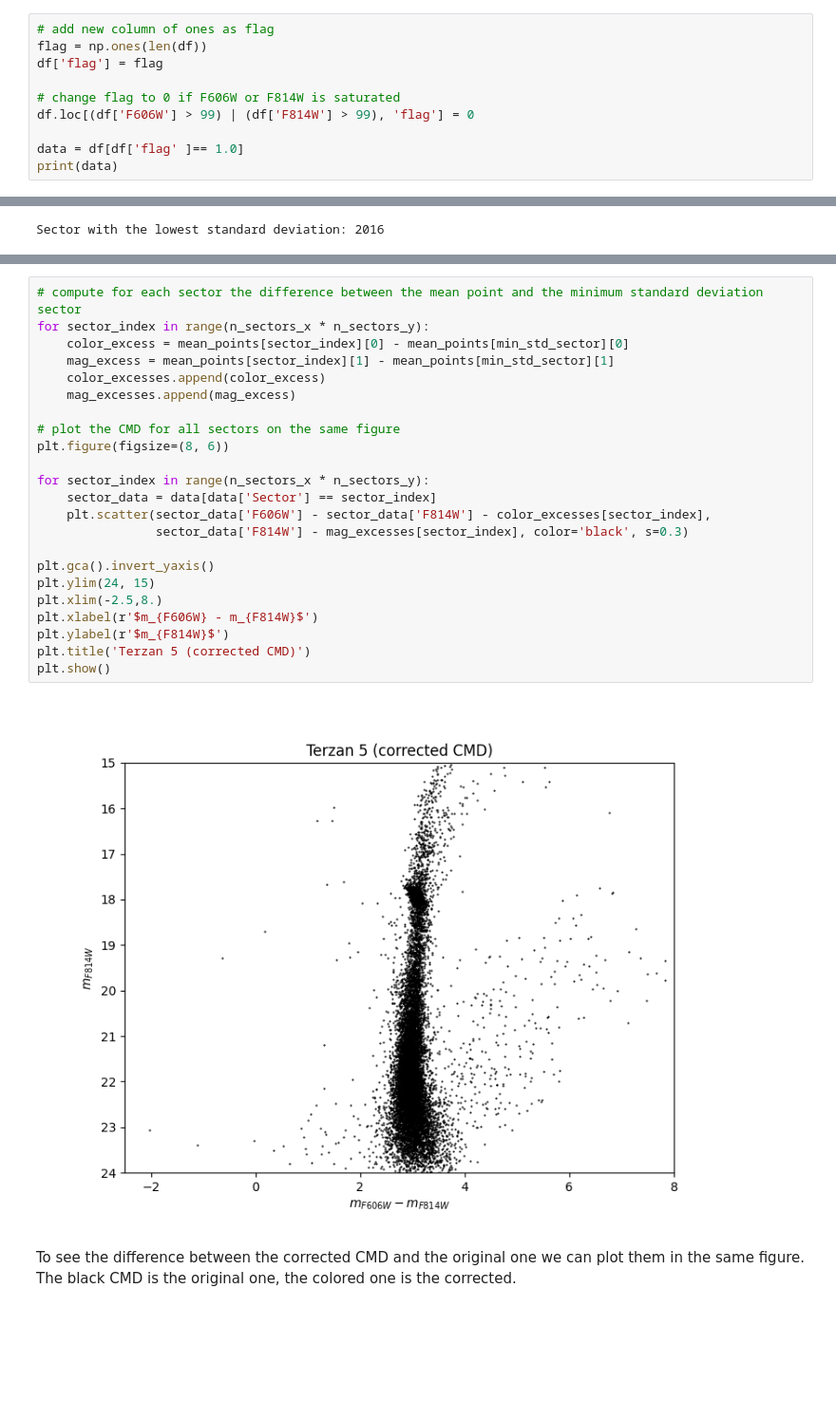
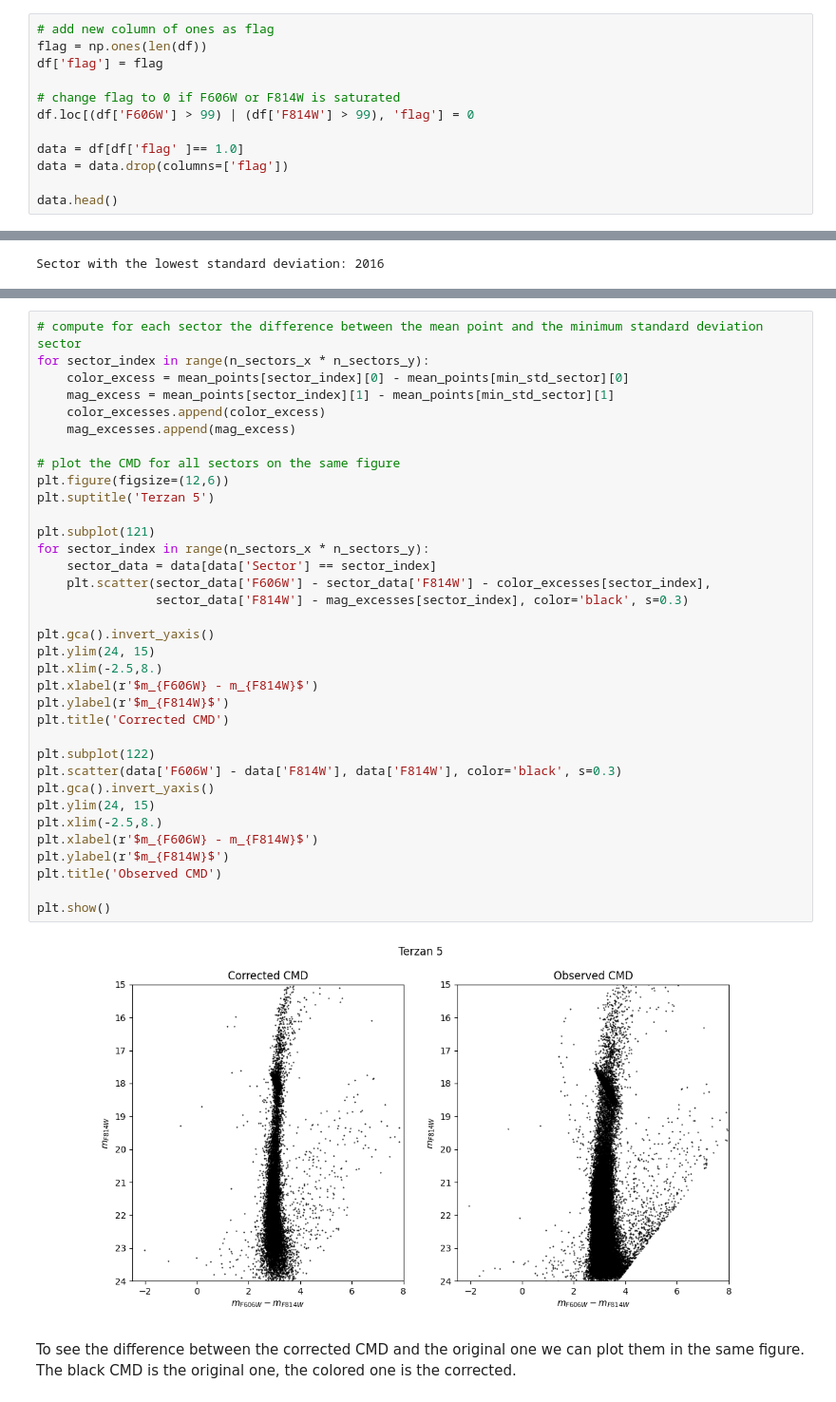
Before and after one commit to giadaaggio/stellar_rp, a Jupyter notebook: Ter5.ipynb, the cells around one changed output, grey strips where cells are left out. Shown at 95% size. Cells and saved outputs as stored; diff of their text form; blank space fills up the shorter version.

```diff
--- a/Ter5.ipynb
+++ b/Ter5.ipynb
@@ -24,5 +24,7 @@ df['flag'] = flag
 df.loc[(df['F606W'] > 99) | (df['F814W'] > 99), 'flag'] = 0
 
 data = df[df['flag' ]== 1.0]
-print(data)
+data = data.drop(columns=['flag'])
+
+data.head()
 # %% [output]
@@ -240,28 +273,40 @@ Once we have done that we can plot the corrected CMD simply subtracting the colo
 # %%
 # compute for each sector the difference between the mean point and the minimum standard deviation sector
 for sector_index in range(n_sectors_x * n_sectors_y):
     color_excess = mean_points[sector_index][0] - mean_points[min_std_sector][0]
     mag_excess = mean_points[sector_index][1] - mean_points[min_std_sector][1]
     color_excesses.append(color_excess)
     mag_excesses.append(mag_excess)
 
 # plot the CMD for all sectors on the same figure
-plt.figure(figsize=(8, 6))
+plt.figure(figsize=(12,6))
+plt.suptitle('Terzan 5')
 
+plt.subplot(121)
 for sector_index in range(n_sectors_x * n_sectors_y):
     sector_data = data[data['Sector'] == sector_index]
     plt.scatter(sector_data['F606W'] - sector_data['F814W'] - color_excesses[sector_index],
                 sector_data['F814W'] - mag_excesses[sector_index], color='black', s=0.3)
 
 plt.gca().invert_yaxis()
 plt.ylim(24, 15)
 plt.xlim(-2.5,8.)
 plt.xlabel(r'$m_{F606W} - m_{F814W}$')
 plt.ylabel(r'$m_{F814W}$')
-plt.title('Terzan 5 (corrected CMD)')
+plt.title('Corrected CMD')
+
+plt.subplot(122)
+plt.scatter(data['F606W'] - data['F814W'], data['F814W'], color='black', s=0.3)
+plt.gca().invert_yaxis()
+plt.ylim(24, 15)
+plt.xlim(-2.5,8.)
+plt.xlabel(r'$m_{F606W} - m_{F814W}$')
+plt.ylabel(r'$m_{F814W}$')
+plt.title('Observed CMD')
+
 plt.show()
 # %% [output]
-[figure, old version]
+[figure, new version]
 # %% [markdown]
 To see the difference between the corrected CMD and the original one we can plot them in the same figure. The black CMD is the original one, the colored one is the corrected.
 # %%
```
Also changed, not shown: parts of 23 cells of this notebook, 1 other file.
